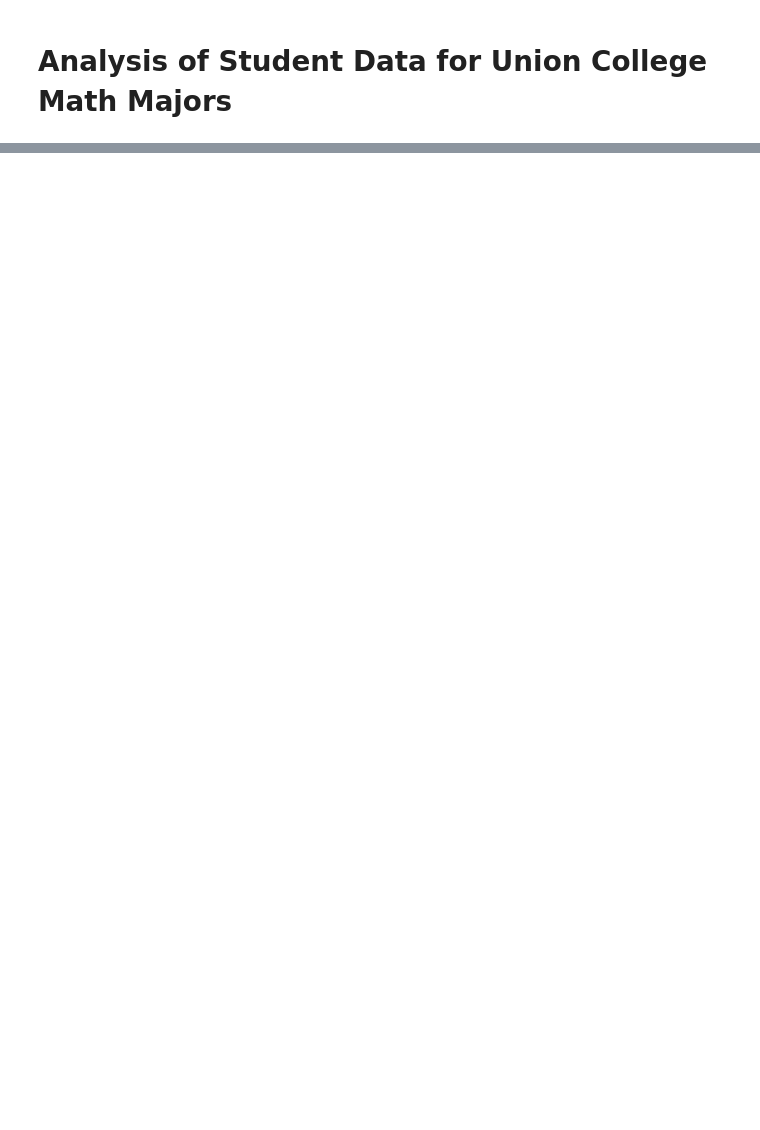
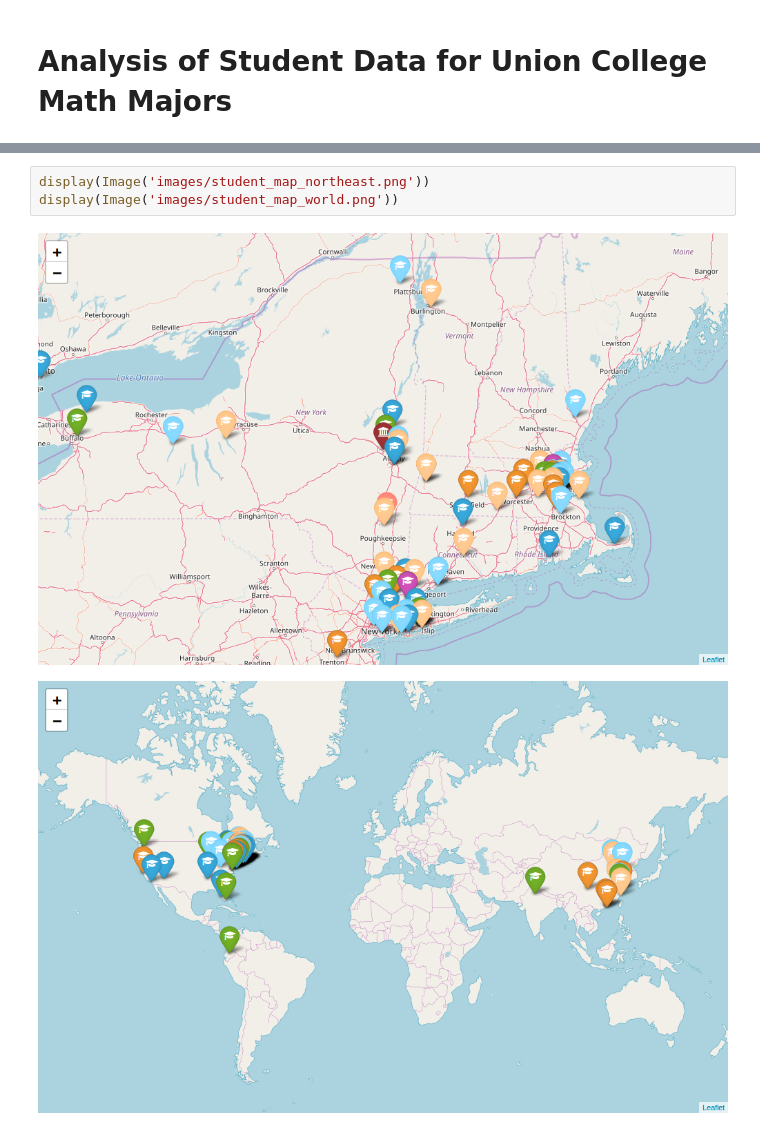
Before and after one commit to pmgasper/union_students, a Jupyter notebook: nb01_overview.ipynb, the cells around one changed output, grey strips where cells are left out. Cells and saved outputs as stored; diff of their text form; blank space fills up the shorter version.

```diff
--- a/nb01_overview.ipynb
+++ b/nb01_overview.ipynb
@@ -18,0 +170,6 @@ Additional files:
+# %%
+display(Image('images/student_map_northeast.png'))
+display(Image('images/student_map_world.png'))
+# %% [output]
+[figure, added]
+[figure, added]
```
Also changed, not shown: parts of 22 cells of this notebook.
